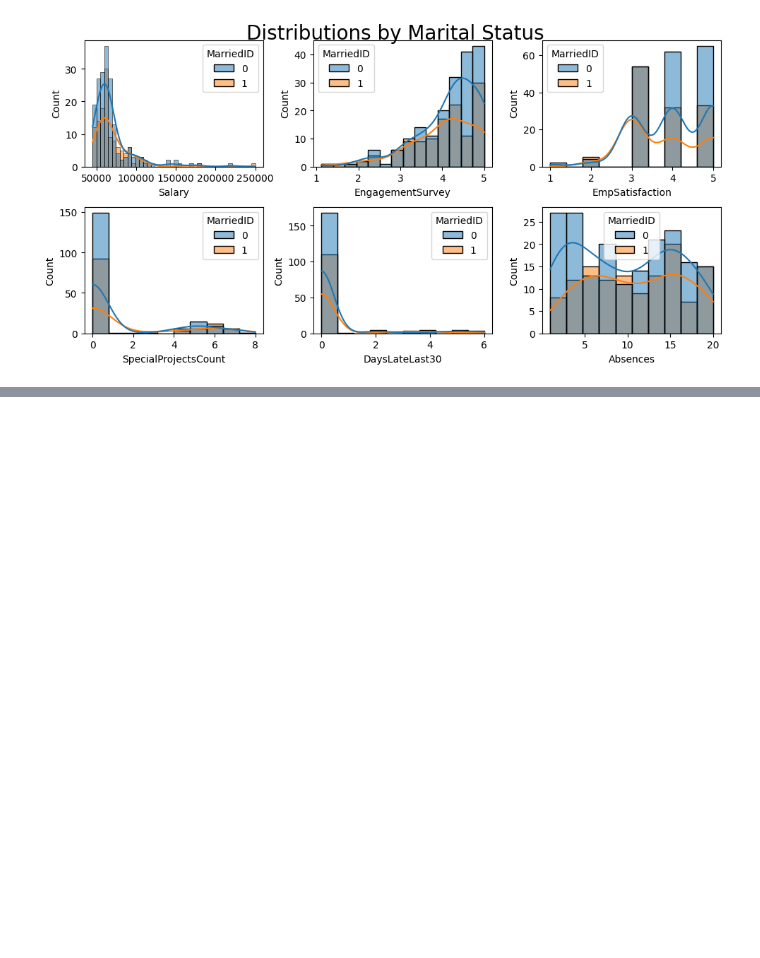
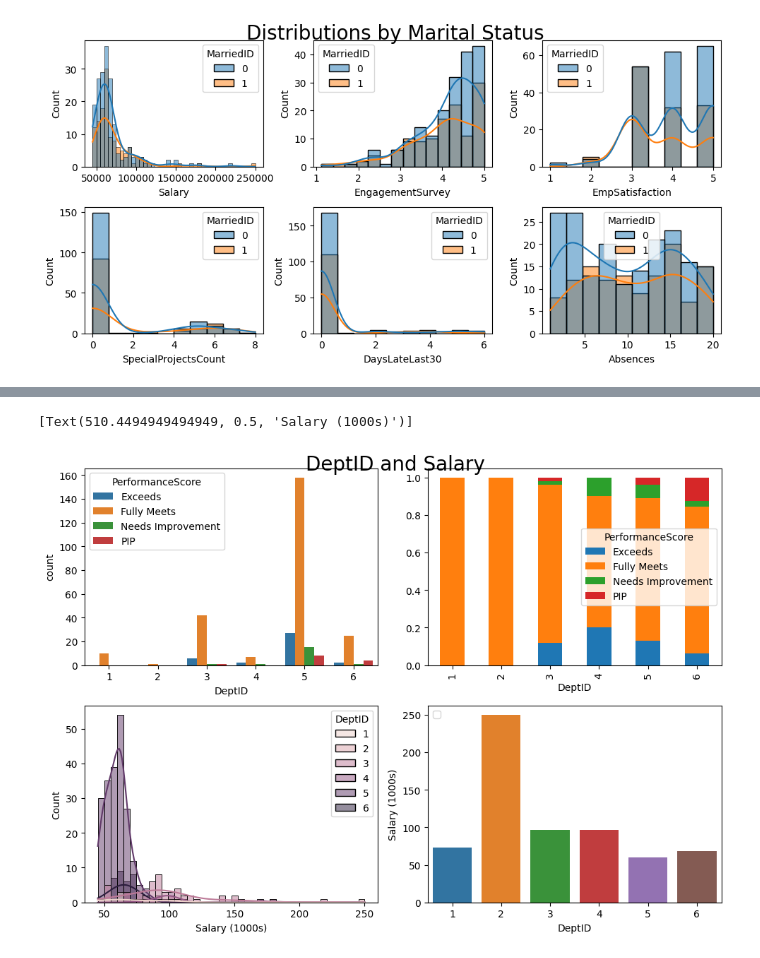
Before and after one commit to oscarbowie/OESON_Project_2, a Jupyter notebook: OESON_Project_2.ipynb, the cells around one changed output, grey strips where cells are left out. Drawn from its saved outputs; the diff is of its cells as text; code cells hidden in the pictures; blank space fills up the shorter version.

Commit message:
DeptID Salary

```diff
--- a/OESON_Project_2.ipynb
+++ b/OESON_Project_2.ipynb
@@ -71,3 +71,17 @@ sns.histplot(data=df, ax=ax[1,2], x='Absences', hue = group, kde='True')
 # %% [output]
 <Axes: xlabel='Absences', ylabel='Count'>
 [figure]
+# %%
+fig, ax = plt.subplots(2,2, figsize=(10,7))
+fig.tight_layout(pad=2)
+fig.suptitle('DeptID and Salary', fontsize=20)
+sns.countplot(data=df, ax=ax[0,0], x='DeptID', hue = 'PerformanceScore')
+
+cross = pd.crosstab(index=df['DeptID'], columns=df['PerformanceScore'], normalize='index')
+cross.plot(kind='bar', stacked='True', ax=ax[0,1])
+plt.legend(loc="upper left")
+
+sns.histplot(data=df, ax=ax[1,0], x=df['Salary']/1000, hue = 'DeptID', kde = 'True').set(xlabel = "Salary (1000s)")
+d= df.groupby('DeptID').agg({'Salary':'mean'})
+sns.barplot(data=d, ax=ax[1,1], x= d.index, y=d['Salary']/1000).set(ylabel = "Salary (1000s)")
+# %% [output]
@@ -73,0 +89,2 @@ sns.histplot(data=df, ax=ax[1,2], x='Absences', hue = group, kde='True')
+[Text(510.4494949494949, 0.5, 'Salary (1000s)')]
+[figure, added]
```
Also changed, not shown: parts of 1 cell of this notebook.
